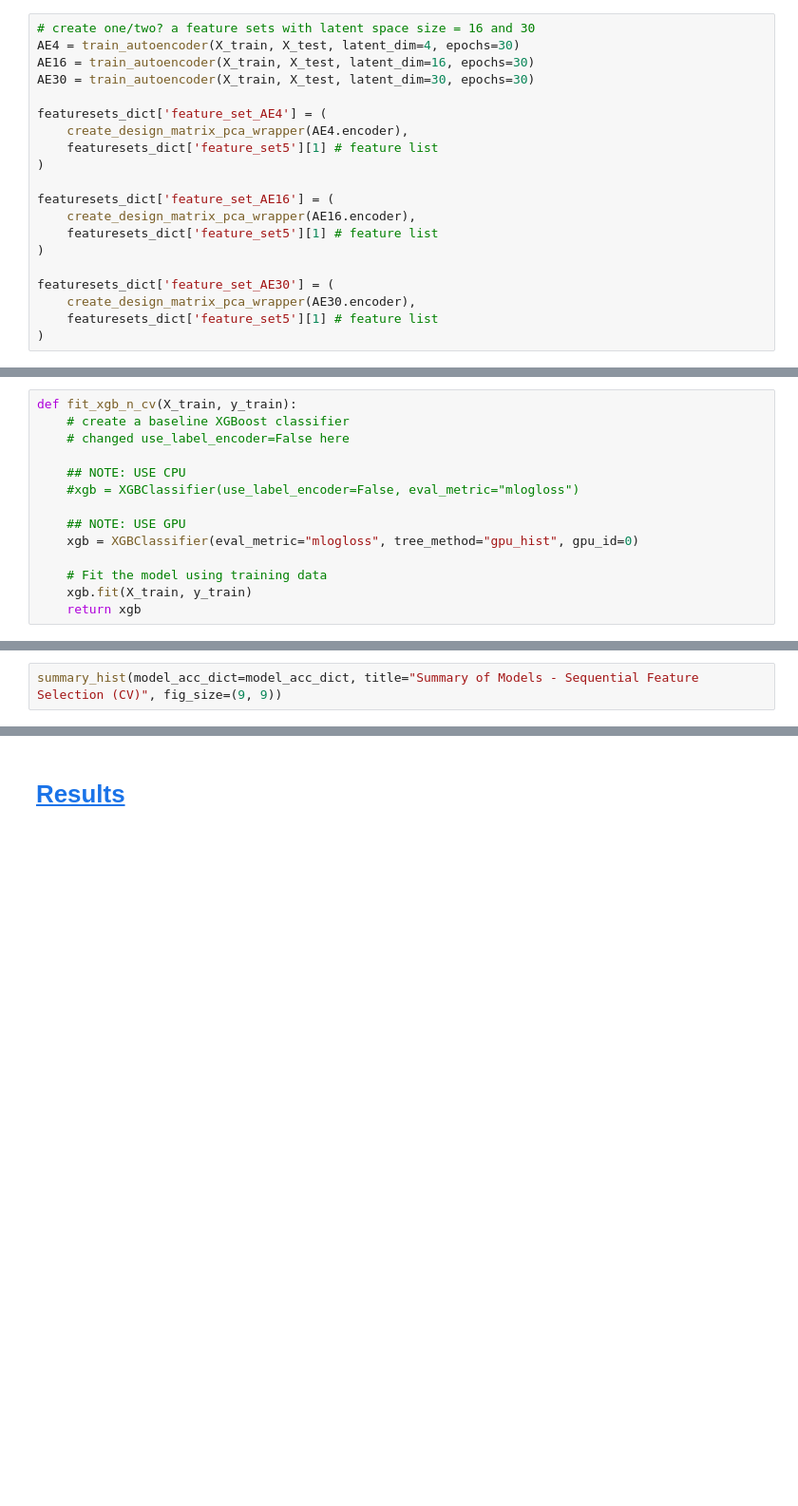
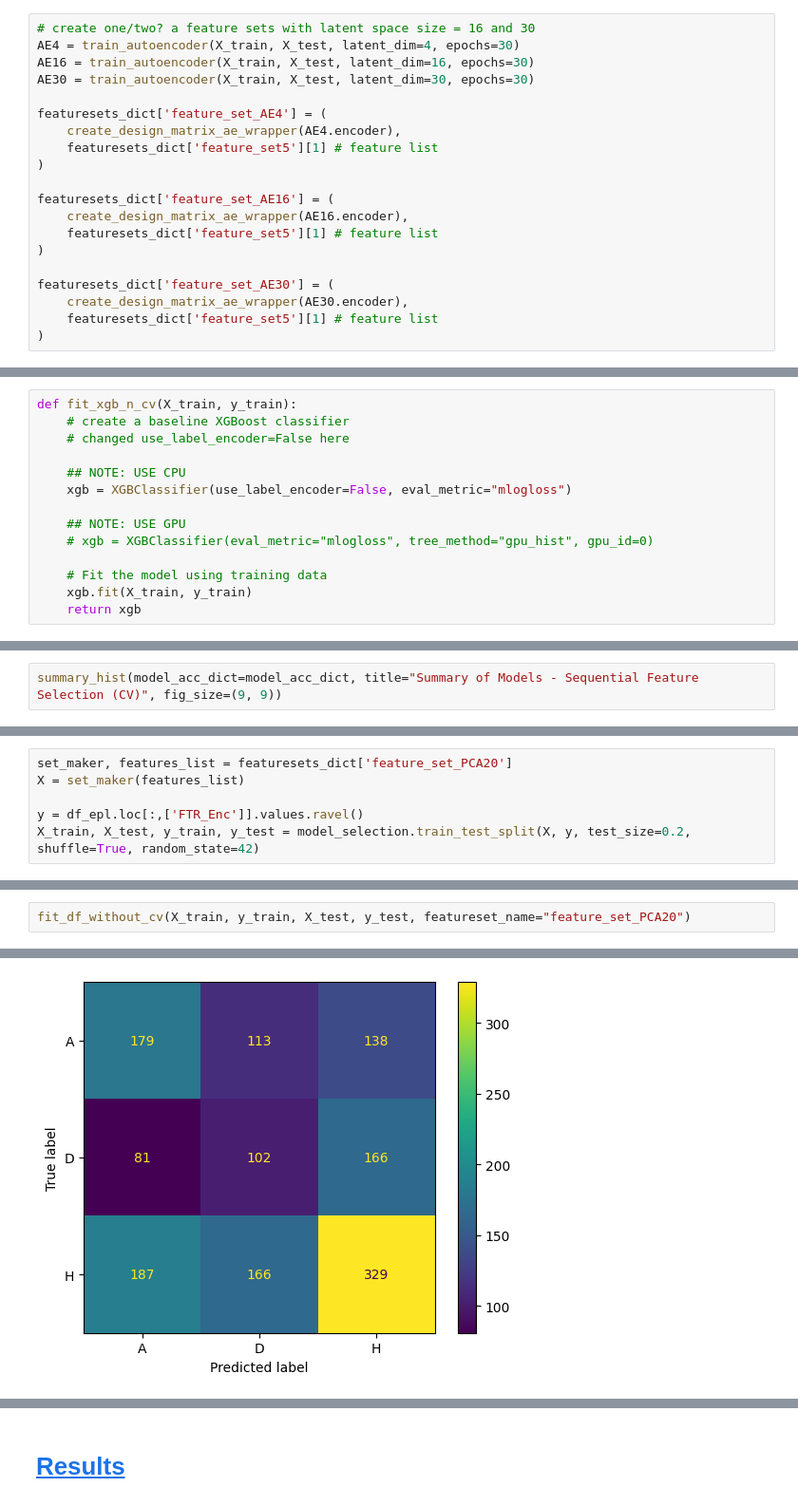
Before and after one commit to Adamliu1/GCW_0036, a Jupyter notebook: Group_N_Final_x3.ipynb, the cells around one changed output, grey strips where cells are left out. Shown at 95% size. Saved outputs shown, nothing was run; the diff lists cells and outputs as text; blank space fills up the shorter version.

```diff
--- a/Group_N_Final_x3.ipynb
+++ b/Group_N_Final_x3.ipynb
@@ -1526,16 +1723,16 @@ AE16 = train_autoencoder(X_train, X_test, latent_dim=16, epochs=30)
 AE30 = train_autoencoder(X_train, X_test, latent_dim=30, epochs=30)
 
 featuresets_dict['feature_set_AE4'] = (
-    create_design_matrix_pca_wrapper(AE4.encoder),
+    create_design_matrix_ae_wrapper(AE4.encoder),
     featuresets_dict['feature_set5'][1] # feature list
 )
 
 featuresets_dict['feature_set_AE16'] = (
-    create_design_matrix_pca_wrapper(AE16.encoder),
+    create_design_matrix_ae_wrapper(AE16.encoder),
     featuresets_dict['feature_set5'][1] # feature list
 )
 
 featuresets_dict['feature_set_AE30'] = (
-    create_design_matrix_pca_wrapper(AE30.encoder),
+    create_design_matrix_ae_wrapper(AE30.encoder),
     featuresets_dict['feature_set5'][1] # feature list
 )
@@ -1916,10 +2212,10 @@ def fit_xgb_n_cv(X_train, y_train):
     # changed use_label_encoder=False here
 
     ## NOTE: USE CPU
-    #xgb = XGBClassifier(use_label_encoder=False, eval_metric="mlogloss")
+    xgb = XGBClassifier(use_label_encoder=False, eval_metric="mlogloss")
 
     ## NOTE: USE GPU
-    xgb = XGBClassifier(eval_metric="mlogloss", tree_method="gpu_hist", gpu_id=0)
+    # xgb = XGBClassifier(eval_metric="mlogloss", tree_method="gpu_hist", gpu_id=0)
 
     # Fit the model using training data
     xgb.fit(X_train, y_train)
@@ -2380,0 +2755,6 @@ summary_hist(model_acc_dict=model_acc_dict, title="Summary of Models - Sequentia
+# %%
+set_maker, features_list = featuresets_dict['feature_set_PCA20']
+X = set_maker(features_list)
+
+y = df_epl.loc[:,['FTR_Enc']].values.ravel()
+X_train, X_test, y_train, y_test = model_selection.train_test_split(X, y, test_size=0.2, shuffle=True, random_state=42)
@@ -2380,0 +2763,3 @@ summary_hist(model_acc_dict=model_acc_dict, title="Summary of Models - Sequentia
+# %%
+fit_df_without_cv(X_train, y_train, X_test, y_test, featureset_name="feature_set_PCA20")
+# %% [output]
@@ -2380,0 +2777 @@ summary_hist(model_acc_dict=model_acc_dict, title="Summary of Models - Sequentia
+[figure, added]
```
Also changed, not shown: parts of 80 cells of this notebook.
